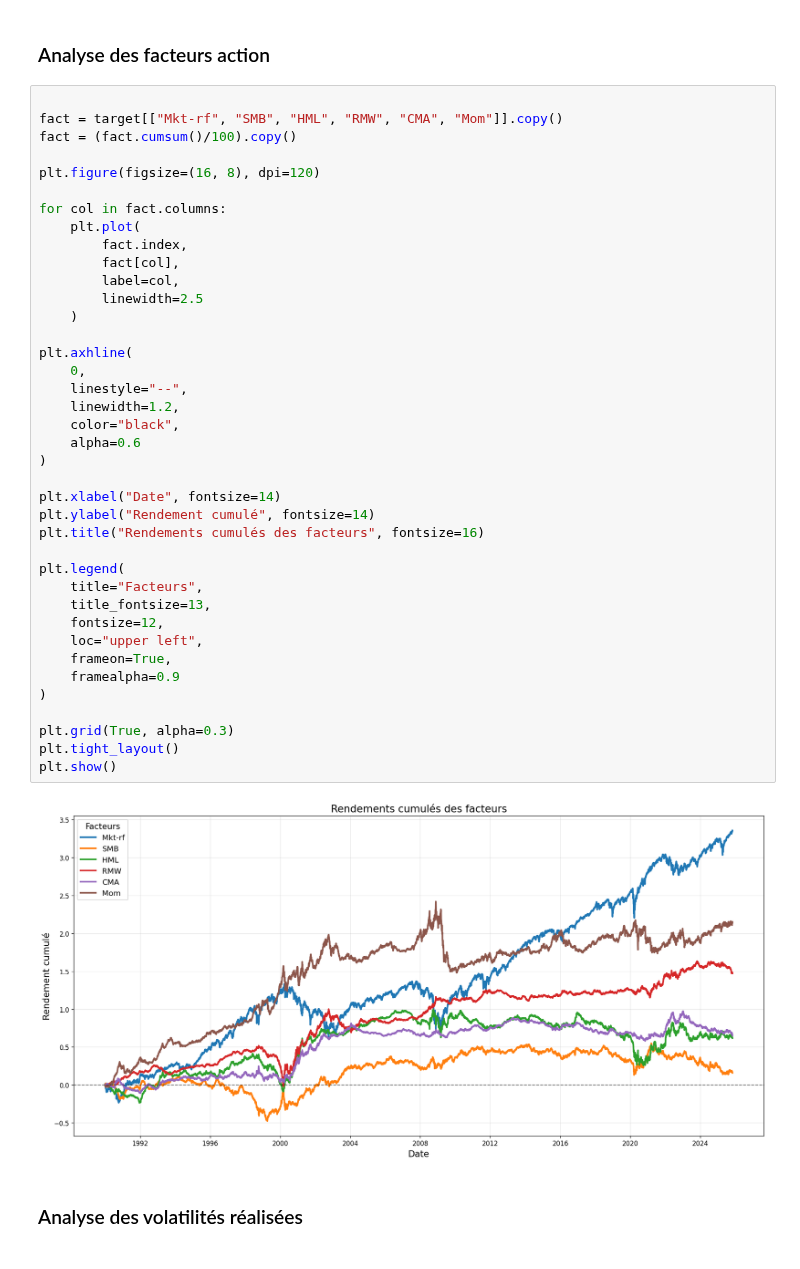
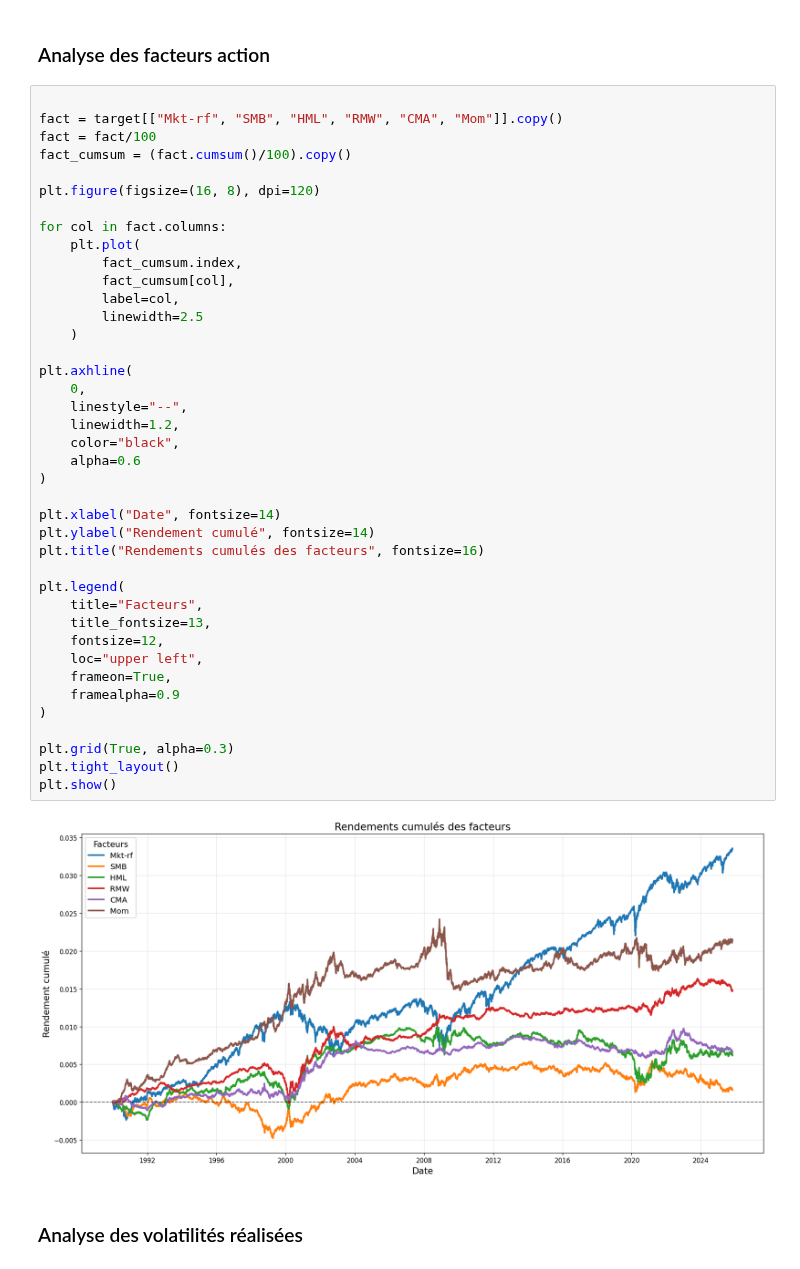
Before and after one commit to AntoninDevalland/Projet_Ml_Momentum, a Jupyter notebook: main_v2.ipynb, the cells around one changed output. Cells and saved outputs as stored; diff of their text form.

```diff
--- a/main_v2.ipynb
+++ b/main_v2.ipynb
@@ -37,44 +38,45 @@ target.index = pd.to_datetime(target.index, format = "%Y%m%d").copy()
 # %%
 
 fact = target[["Mkt-rf", "SMB", "HML", "RMW", "CMA", "Mom"]].copy()
-fact = (fact.cumsum()/100).copy()
+fact = fact/100
+fact_cumsum = (fact.cumsum()/100).copy()
 
 plt.figure(figsize=(16, 8), dpi=120)
 
 for col in fact.columns:
     plt.plot(
-        fact.index,
-        fact[col],
+        fact_cumsum.index,
+        fact_cumsum[col],
         label=col,
         linewidth=2.5
     )
 
 plt.axhline(
     0,
     linestyle="--",
     linewidth=1.2,
     color="black",
     alpha=0.6
 )
 
 plt.xlabel("Date", fontsize=14)
 plt.ylabel("Rendement cumulé", fontsize=14)
 plt.title("Rendements cumulés des facteurs", fontsize=16)
 
 plt.legend(
     title="Facteurs",
     title_fontsize=13,
     fontsize=12,
     loc="upper left",
     frameon=True,
     framealpha=0.9
 )
 
 plt.grid(True, alpha=0.3)
 plt.tight_layout()
 plt.show()
 # %% [output]
-[figure, old version]
+[figure, new version]
 # %% [markdown]
 ### Analyse des volatilités réalisées
 # %% [markdown]
```
Also changed, not shown: parts of 15 cells of this notebook, 1 other file.
